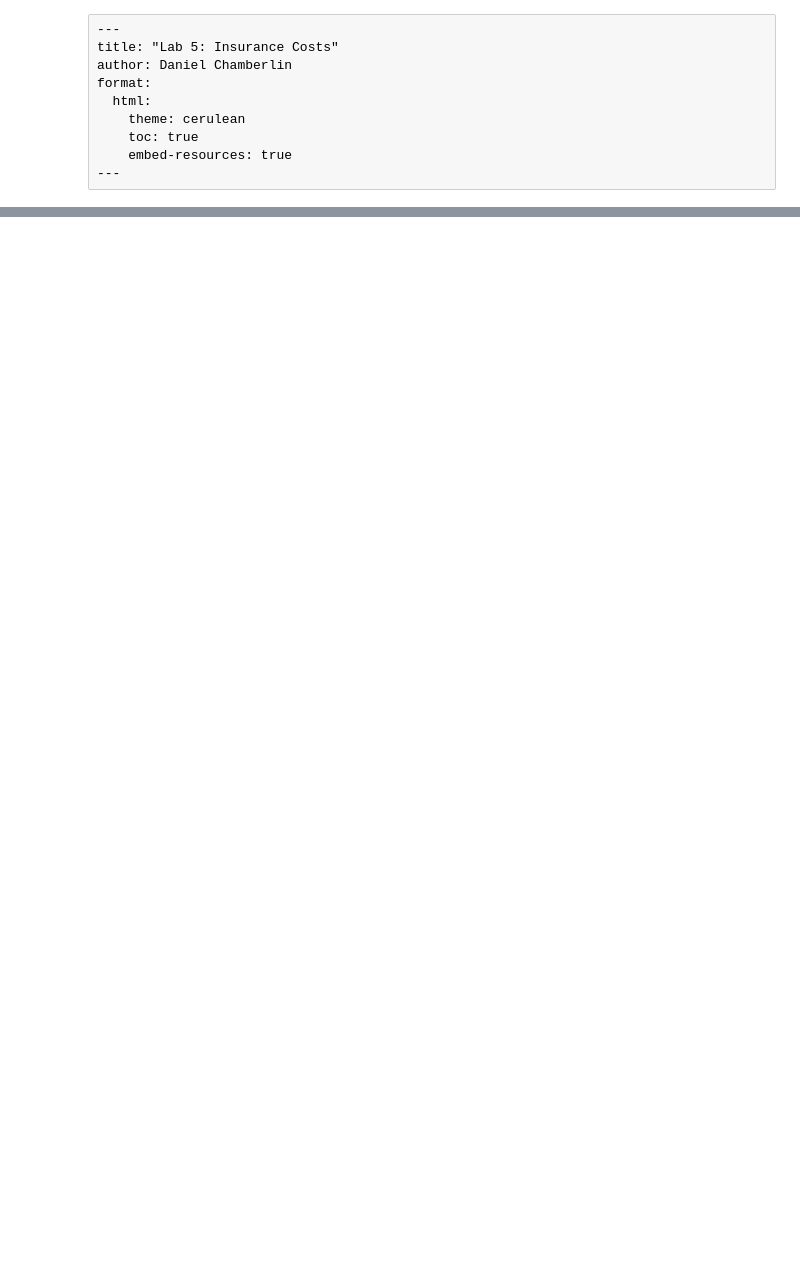
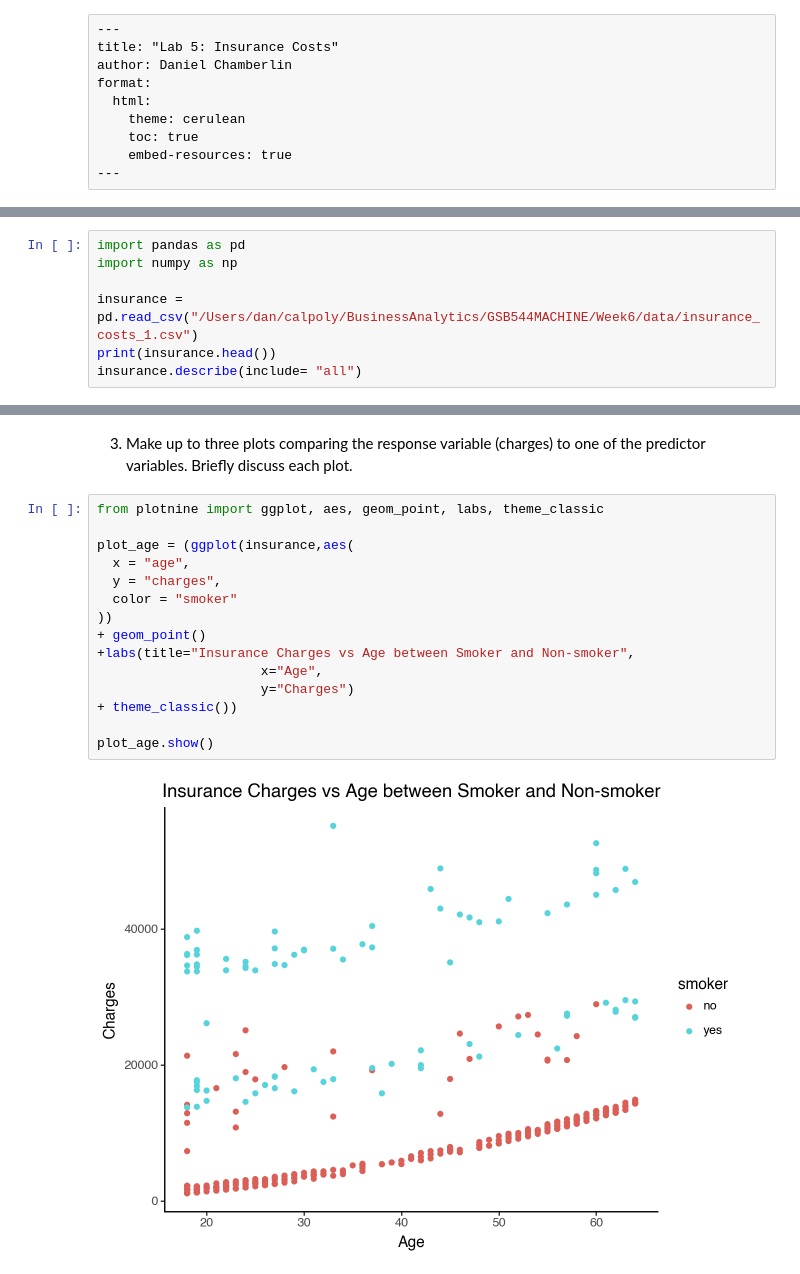
Before and after one commit to ddchamber/Week6, a Jupyter notebook: lab5.ipynb, the cells around one changed output, grey strips where cells are left out. Drawn from its saved outputs; the diff is of its cells as text; blank space fills up the shorter version.

```diff
--- a/lab5.ipynb
+++ b/lab5.ipynb
@@ -51,0 +39,7 @@ You can find this data at: https://www.dropbox.com/s/bocjjyo1ehr5auz/insurance_c
+# %%
+import pandas as pd
+import numpy as np
+
+insurance = pd.read_csv("/Users/dan/calpoly/BusinessAnalytics/GSB544MACHINE/Week6/data/insurance_costs_1.csv")
+print(insurance.head())
+insurance.describe(include= "all")
@@ -51,0 +102,19 @@ You can find this data at: https://www.dropbox.com/s/bocjjyo1ehr5auz/insurance_c
+# %% [markdown]
+3. Make up to three plots comparing the response variable (charges) to one of the predictor variables. Briefly discuss each plot.
+# %%
+from plotnine import ggplot, aes, geom_point, labs, theme_classic
+
+plot_age = (ggplot(insurance,aes(
+  x = "age",
+  y = "charges",
+  color = "smoker"
+))
++ geom_point()
++labs(title="Insurance Charges vs Age between Smoker and Non-smoker",
+                     x="Age",
+                     y="Charges")
++ theme_classic())
+
+plot_age.show()
+# %% [output]
+[figure, added]
```
Also changed, not shown: parts of 49 cells of this notebook, 3 other files.
